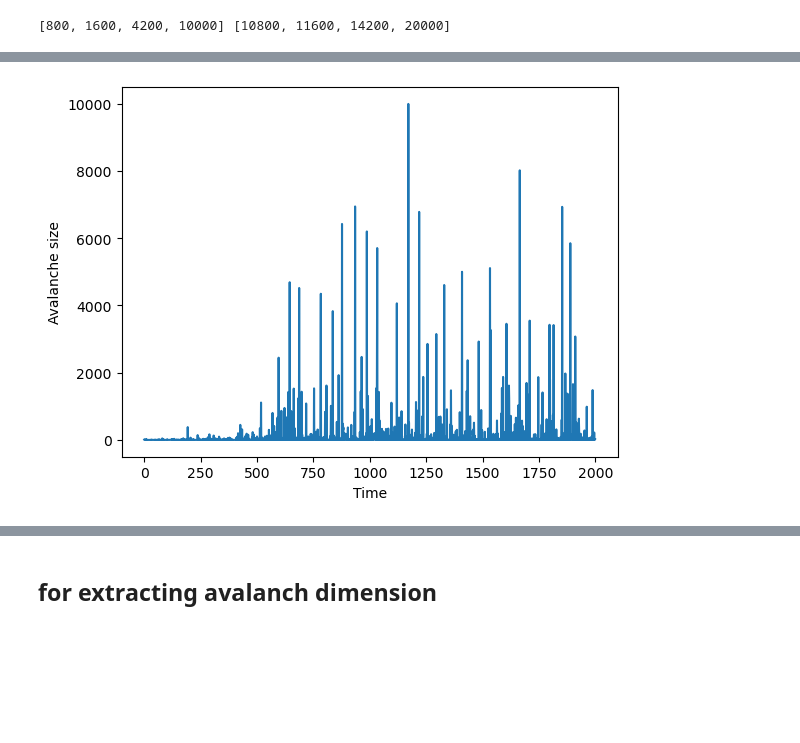
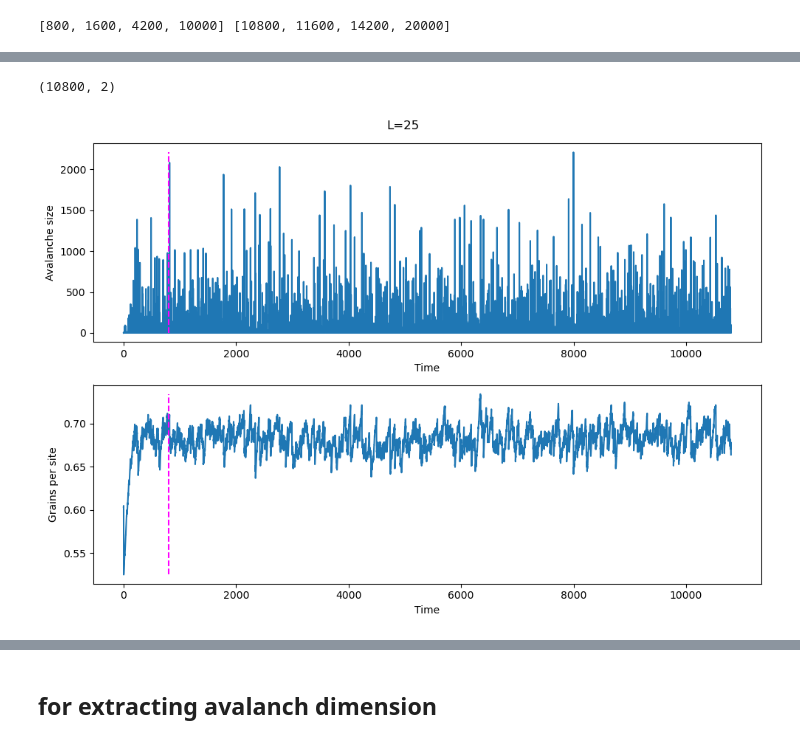
Before and after one commit to SSBNS/Complex_physics_SSBNS, a Jupyter notebook: Midterm/Midterm 2/midterm_2.ipynb, the cells around one changed output, grey strips where cells are left out. Drawn from its saved outputs; the diff is of its cells as text; code cells hidden in the pictures; blank space fills up the shorter version.

```diff
--- a/Midterm/Midterm 2/midterm_2.ipynb
+++ b/Midterm/Midterm 2/midterm_2.ipynb
@@ -269,14 +310,33 @@ def logbin_plot(data,ax,bins=20):
 # %%
-N=50
-soc = sandpile(N,2000)
+# 1
+N=25
+j = 0
+soc,sum = sandpile(N,n_max=n_max[j])
+data = np.vstack((soc,sum)).T
+print(np.shape(data))
+np.savetxt("Data/25_sum.txt",data,header='sizes,grains per site')
+# %% [output]
+(10800, 2)
 # %%
 # 1
-plt.plot(np.arange(len(soc)),soc)
-plt.xlabel("Time")
-plt.ylabel("Avalanche size")
-plt.savefig("L=25_1.png")
+data_sum = np.genfromtxt("Data/25_sum.txt")
+soc = data_sum[:,0]
+sum = data_sum[:,1]
+fig,ax = plt.subplots(2,1,figsize=(10,7))
+ax[0].plot(np.arange(len(soc)),soc)
+ax[0].plot([n_min[j],n_min[j]],[0,max(soc)],color="magenta",linestyle="dashed")
+ax[0].set_xlabel("Time")
+ax[0].set_ylabel("Avalanche size")
+
+ax[1].plot(np.arange(len(sum)),sum)
+ax[1].plot([n_min[j],n_min[j]],[min(sum),max(sum)],color="magenta",linestyle="dashed")
+ax[1].set_xlabel("Time")
+ax[1].set_ylabel("Grains per site")
+fig.suptitle("L=25")
+fig.tight_layout()
+fig.savefig("prob_1.png")
 plt.show()
 # %% [output]
-[figure, old version]
+[figure, new version]
 # %%
 # 2
```
Also changed, not shown: parts of 19 cells of this notebook, 11 other files.
